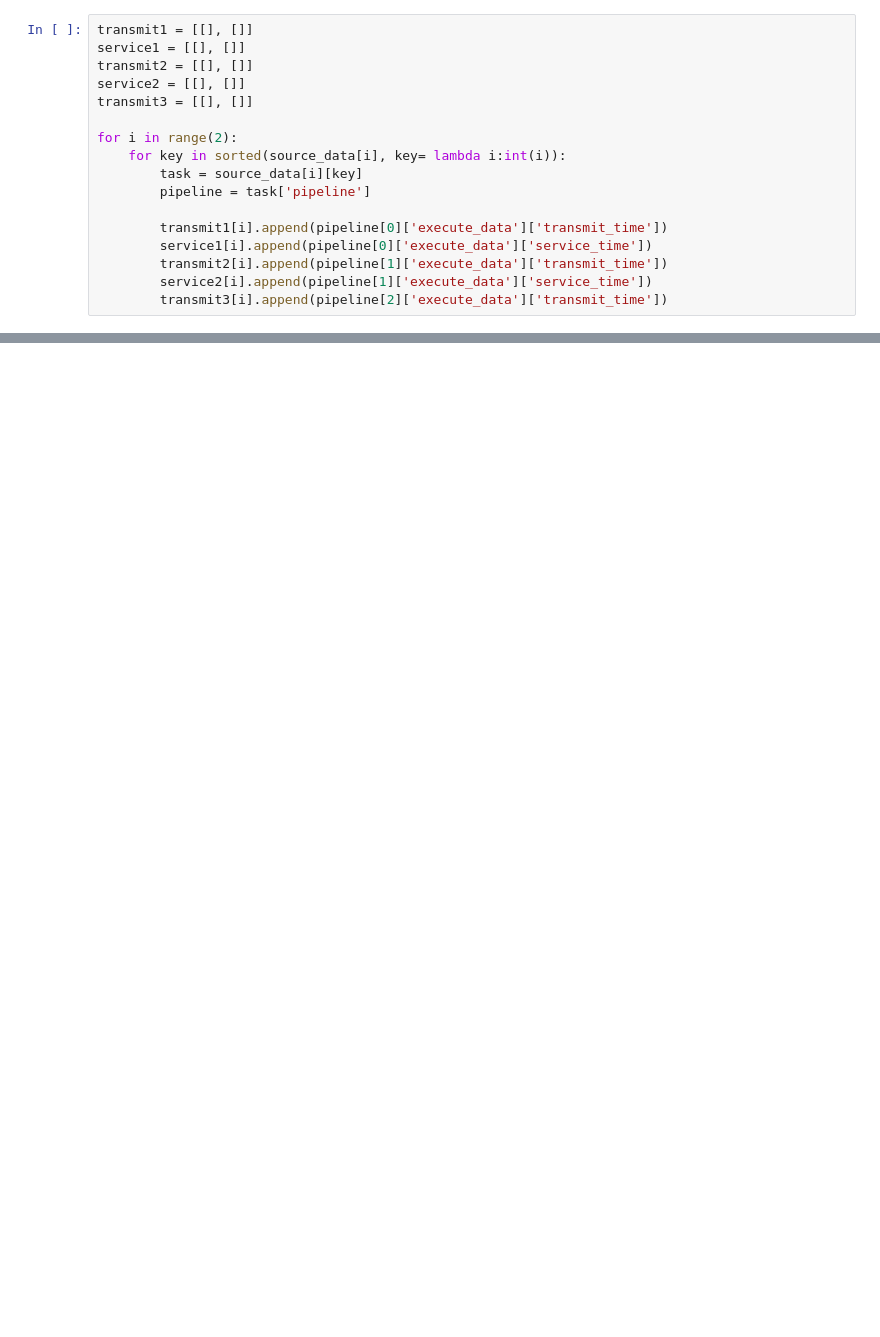
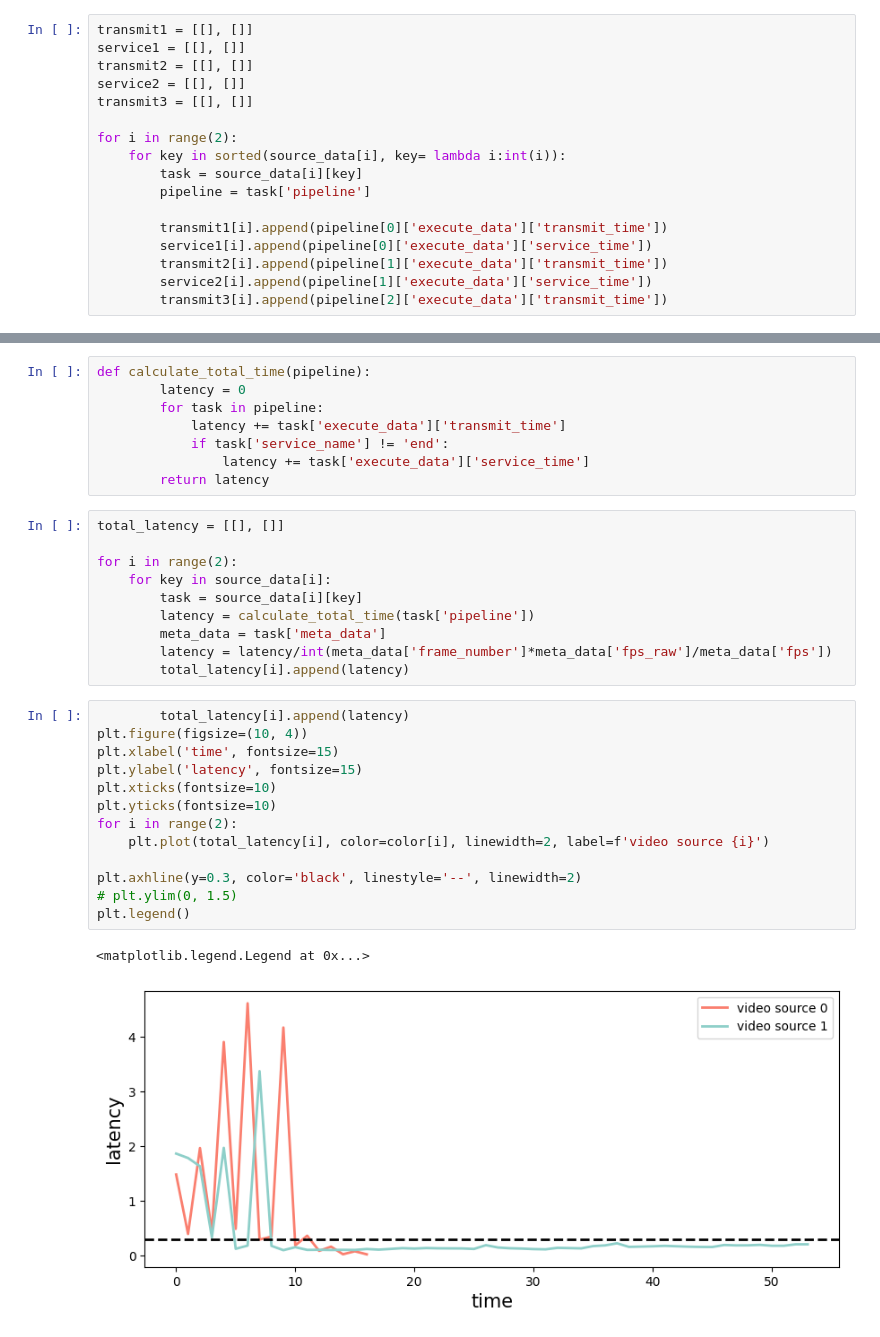
Before and after one commit to zwh2119/Auto-Edge, a Jupyter notebook: expr/plot_classroom_headup_results.ipynb, the cells around one changed output, grey strips where cells are left out. Cells and saved outputs as stored; diff of their text form; blank space fills up the shorter version.

```diff
--- a/expr/plot_classroom_headup_results.ipynb
+++ b/expr/plot_classroom_headup_results.ipynb
@@ -58,0 +60,34 @@ plt.legend()
+# %%
+def calculate_total_time(pipeline):
+        latency = 0
+        for task in pipeline:
+            latency += task['execute_data']['transmit_time']
+            if task['service_name'] != 'end':
+                latency += task['execute_data']['service_time']
+        return latency
+# %%
+total_latency = [[], []]
+
+for i in range(2):
+    for key in source_data[i]:
+        task = source_data[i][key]
+        latency = calculate_total_time(task['pipeline'])
+        meta_data = task['meta_data']
+        latency = latency/int(meta_data['frame_number']*meta_data['fps_raw']/meta_data['fps'])
+        total_latency[i].append(latency)
+# %%
+        total_latency[i].append(latency)
+plt.figure(figsize=(10, 4))
+plt.xlabel('time', fontsize=15)
+plt.ylabel('latency', fontsize=15)
+plt.xticks(fontsize=10)
+plt.yticks(fontsize=10)
+for i in range(2):
+    plt.plot(total_latency[i], color=color[i], linewidth=2, label=f'video source {i}')
+
+plt.axhline(y=0.3, color='black', linestyle='--', linewidth=2)
+# plt.ylim(0, 1.5)
+plt.legend()
+# %% [output]
+<matplotlib.legend.Legend at 0x...>
+[figure, added]
```
Also changed, not shown: parts of 3 cells of this notebook, 3 other files.
